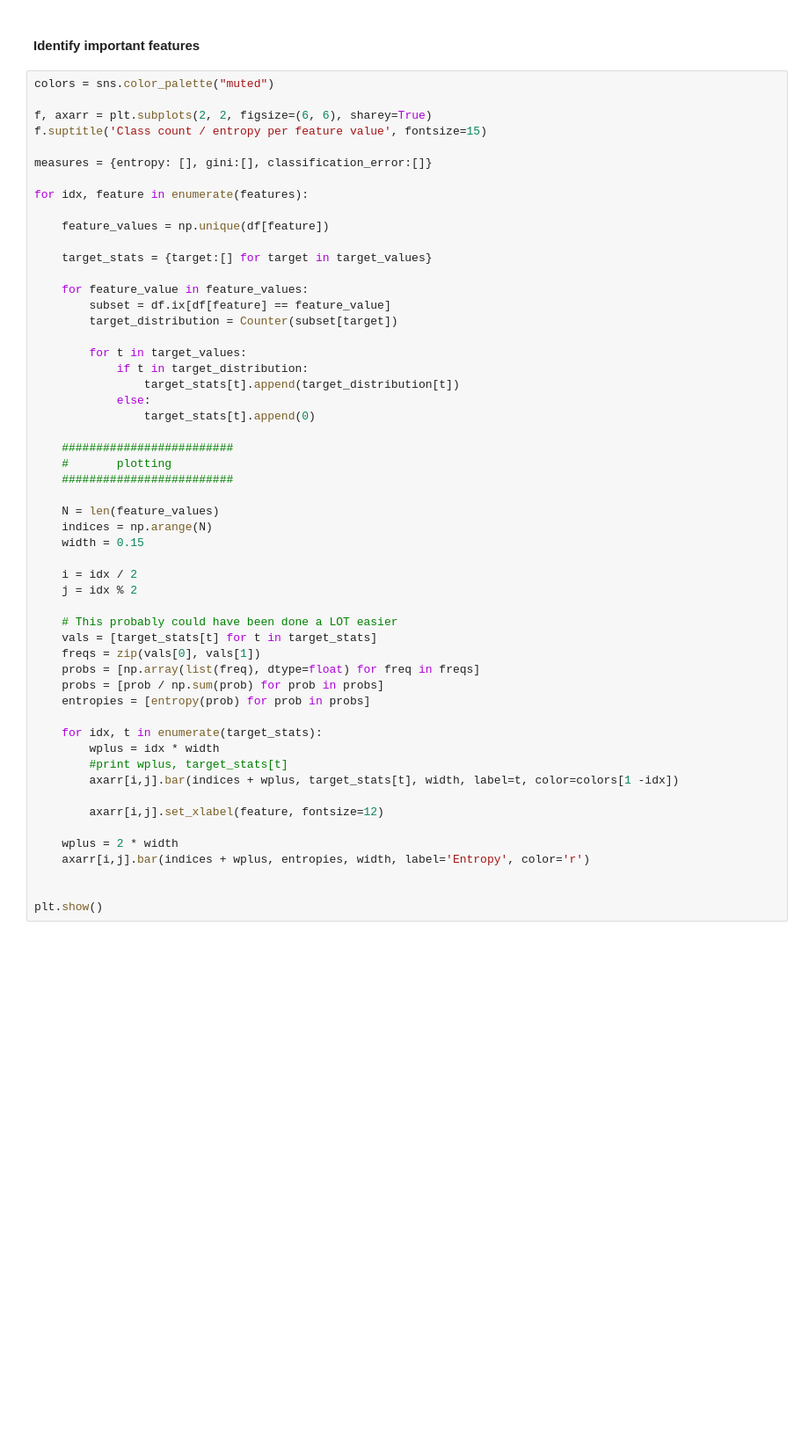
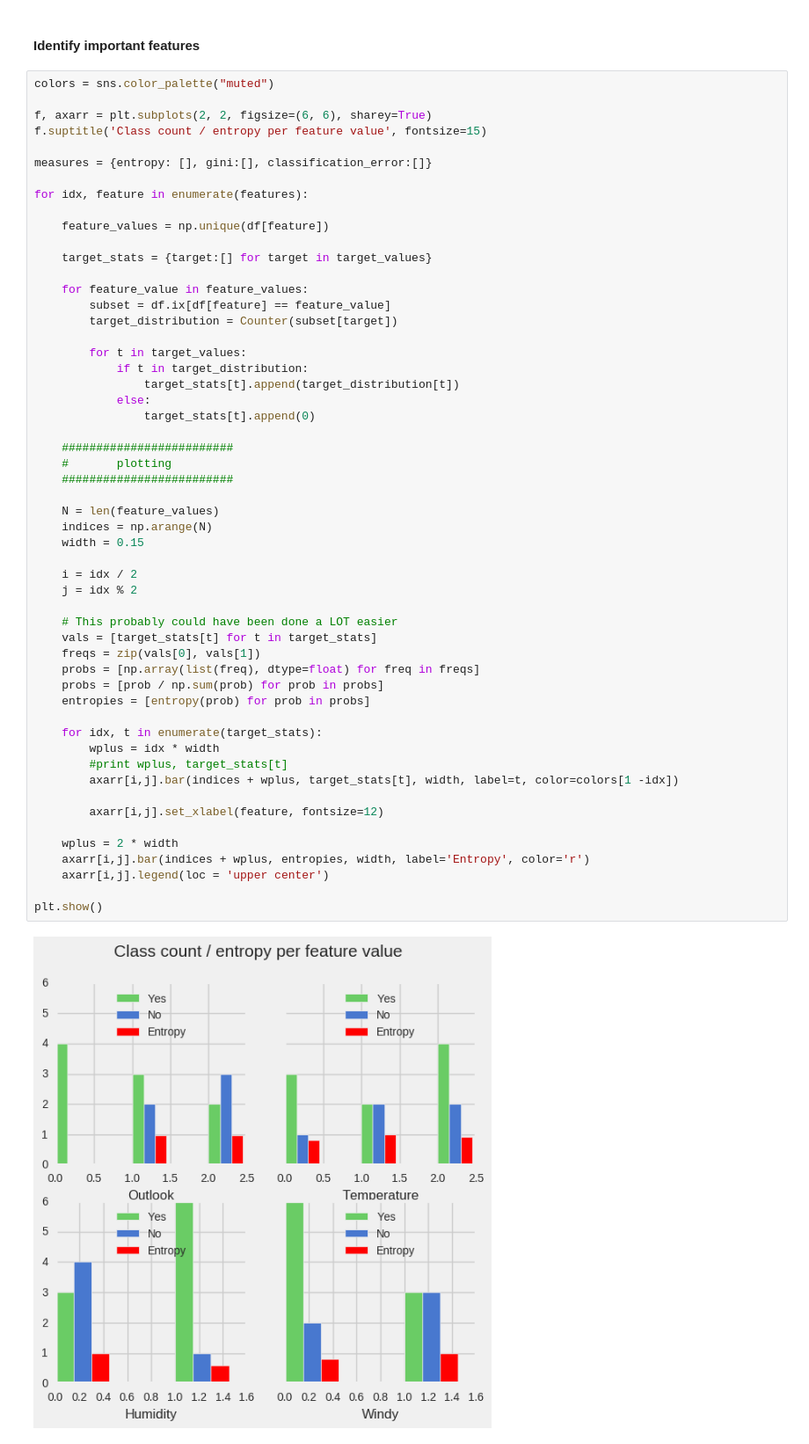
Before and after one commit to SSDS2016/Day-2, a Jupyter notebook: SSDS - Day 2 - Decision trees.ipynb, the cells around one changed output. Shown at 88% size. Drawn from its saved outputs; the diff is of its cells as text; blank space fills up the shorter version.

```diff
--- a/SSDS - Day 2 - Decision trees.ipynb
+++ b/SSDS - Day 2 - Decision trees.ipynb
@@ -425,34 +466,36 @@ for idx, feature in enumerate(features):
 
     #########################
     #       plotting
     #########################
 
     N = len(feature_values)
     indices = np.arange(N)
     width = 0.15
 
     i = idx / 2
     j = idx % 2
 
     # This probably could have been done a LOT easier
     vals = [target_stats[t] for t in target_stats]
     freqs = zip(vals[0], vals[1])
     probs = [np.array(list(freq), dtype=float) for freq in freqs]
     probs = [prob / np.sum(prob) for prob in probs]
     entropies = [entropy(prob) for prob in probs]
 
     for idx, t in enumerate(target_stats):
         wplus = idx * width
         #print wplus, target_stats[t]
         axarr[i,j].bar(indices + wplus, target_stats[t], width, label=t, color=colors[1 -idx])
 
         axarr[i,j].set_xlabel(feature, fontsize=12)
 
     wplus = 2 * width
     axarr[i,j].bar(indices + wplus, entropies, width, label='Entropy', color='r')
-
+    axarr[i,j].legend(loc = 'upper center')
 
 plt.show()
+# %% [output]
+[figure, added]
 # %%
 # sklearn does not work with categorical features!
 clf = tree.DecisionTreeClassifier(max_depth=5)
```
Also changed, not shown: parts of 16 cells of this notebook, 2 other files.
